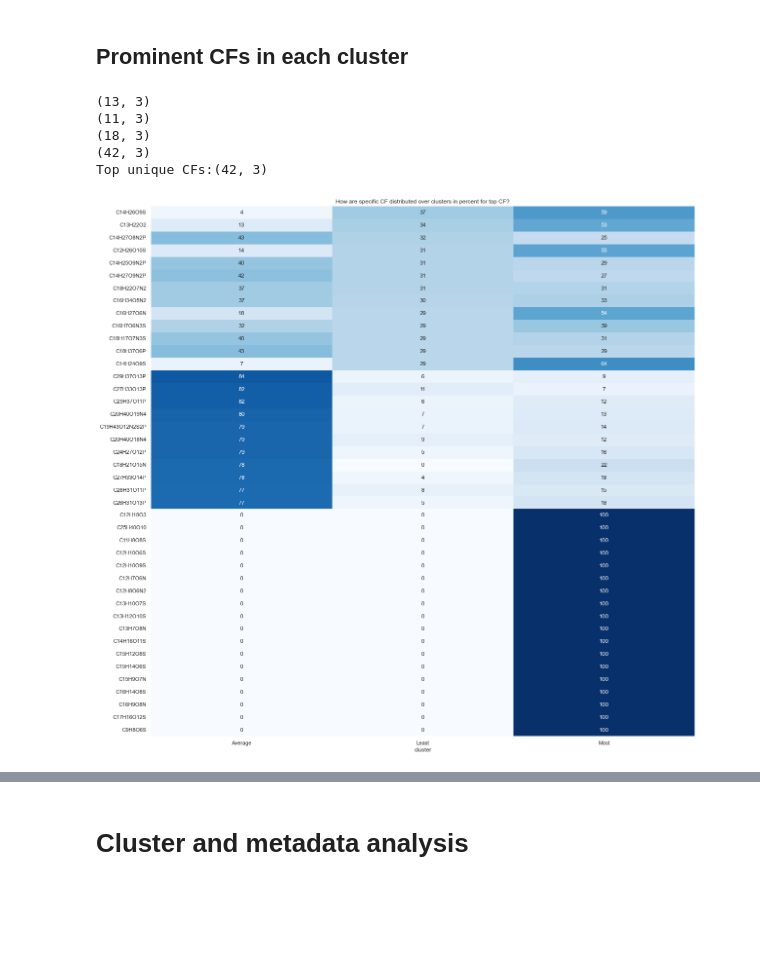
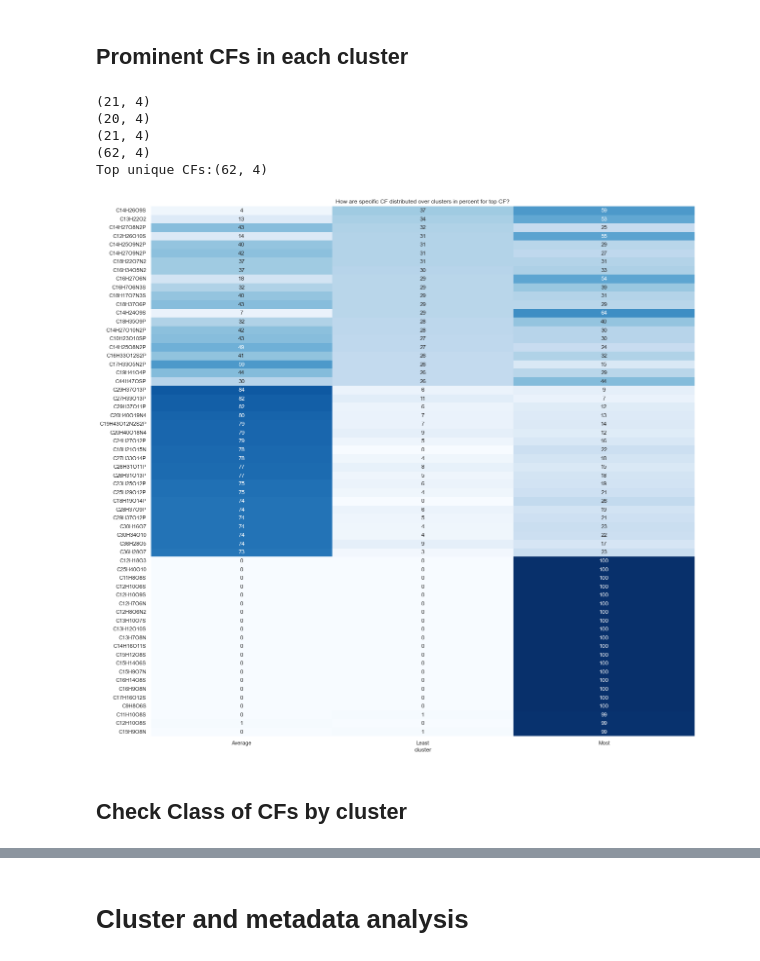
Before and after one commit to mmlchang/WHONDRS_collaboration, a Jupyter notebook: EDA/2_EDAJaccard.ipynb, the cells around one changed output, grey strips where cells are left out. Saved outputs shown, nothing was run; the diff lists cells and outputs as text; code cells hidden in the pictures; blank space fills up the shorter version.

Commit message:
Check crosstab data

```diff
--- a/EDA/2_EDAJaccard-Copy1.ipynb
+++ b/EDA/2_EDAJaccard.ipynb
@@ -211,24 +211,28 @@ plt.title("How are specific CF distributed over clusters in percent for first 50
 # %%
 ## Top 10 CFs in each cluster
 colname = ['Least','Average','Most']
 top_cf = pd.DataFrame()
 
 for i in colname:
-    temp = grouped_targets.T.nlargest(10, i, keep='all')
+    temp = grouped_targets.T.nlargest(20, i, keep='all')
+    temp['label'] = i
     print(temp.shape)
     top_cf = top_cf.append(temp)
+
 
 print(top_cf.shape)
 top_cf = top_cf[~top_cf.index.duplicated(keep='first')]
 print('Top unique CFs:' + str(top_cf.shape))
 
 plt.figure(figsize = (20,20))
-sns.heatmap(top_cf, cmap="Blues", annot=True, fmt="g", cbar=False);
+sns.heatmap(top_cf[['Average','Least','Most']], cmap="Blues", annot=True, fmt="g", cbar=False);
 plt.title("How are specific CF distributed over clusters in percent for top CF?");
 # %% [output]
-(13, 3)
-(11, 3)
-(18, 3)
-(42, 3)
-Top unique CFs:(42, 3)
+(21, 4)
+(20, 4)
+(21, 4)
+(62, 4)
+Top unique CFs:(62, 4)
-[figure, old version]
+[figure, new version]
+# %% [markdown]
+## Check Class of CFs by cluster
```
Also changed, not shown: parts of 5 cells of this notebook, 6 other files.
